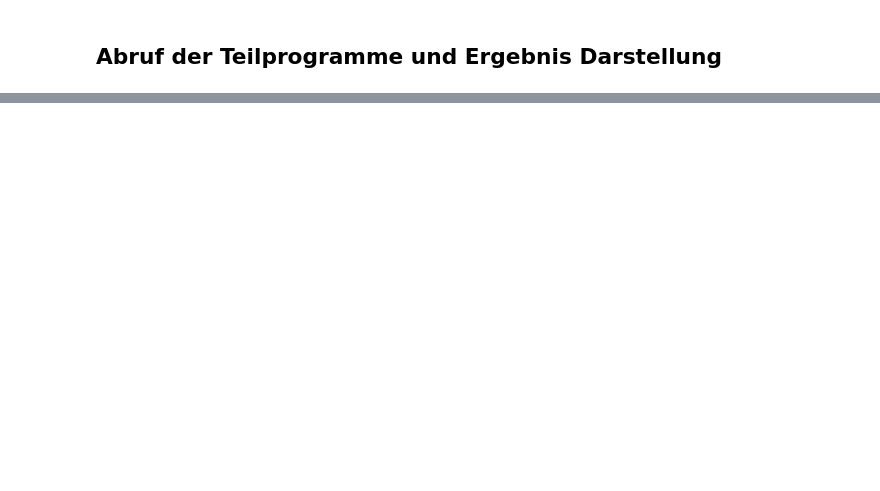
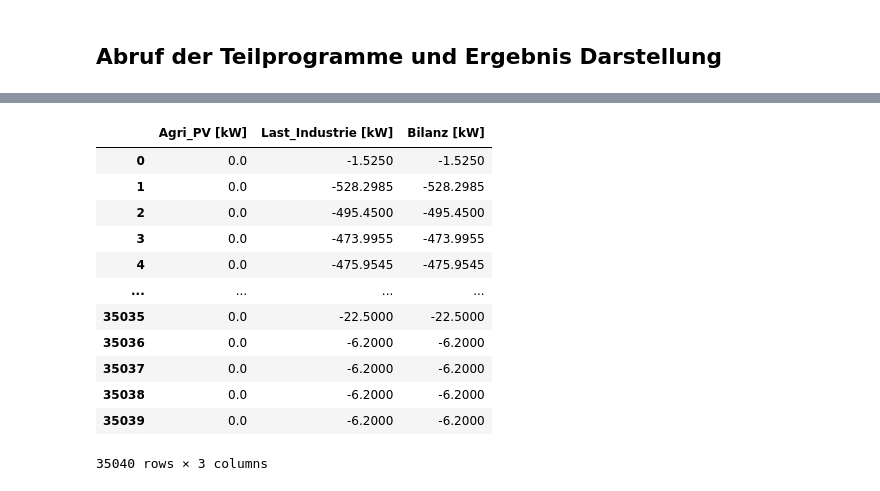
Before and after one commit to moend95/IEEJ-energy_system_modelling, a Jupyter notebook: merge_teilprojekte_test/res_df_plots_etc.ipynb, the cells around one changed output, grey strips where cells are left out. Saved outputs shown, nothing was run; the diff lists cells and outputs as text; code cells hidden in the pictures; blank space fills up the shorter version.

```diff
--- a/merge_teilprojekte_test/res_df_plots_etc.ipynb
+++ b/merge_teilprojekte_test/res_df_plots_etc.ipynb
@@ -346,0 +324,35 @@ res_df['Last_Industrie [kW]'].plot()
+# %%
+#--------------------------------------------------------
+#INDUSTRIEGEBIET
+#--------------------------------------------------------
+#df_industrie = pd.DataFrame()
+#df_industrie = IndustryLoadAggregator().run_interactive() #return lastgang als df oder output path
+#falls output path, dann die csv einlesen
+
+df_industrie = pd.DataFrame()
+industry_aggregator = IndustryLoadAggregator()
+print("Welche Daten sollen genutzt werden?")
+print("1) Ohne Wärme/Kälte Stromverbrauch (Nutzung fossiler Energiequellen für Wärme, keine Kälte)")
+print("2) Mit Wärme/Kälte Stromverbrauch (Nutzung reversibler Luftwärmepumpen und Geothermie-Sonden)")
+mode_choice = '2' #input("Auswahl (1 oder 2): ").strip()
+
+print("Verfügbare Unternehmen:")
+for i, unternehmen in enumerate(industry_aggregator.UNTERNEHMEN, 1):
+	print(f"{i}. {unternehmen}")
+
+auswahl_input = '5,5,5,5,5'#input("Geben Sie die Nummern der Unternehmen ein, die betrachtet werden sollen. \n""(Durch Kommas trennen, Doppelauswahl möglich, Minimal 1 Unternehmen, Maximal 5 Unternehmen, z.B. 1,3,5)\n ")
+selection_indices = [5,5,6,7,8] #industry_aggregator.parse_selection_input(auswahl_input)
+
+if selection_indices is None:
+	raise ValueError("Ungültige Auswahl für Industriegebiet. Skript wird beendet.")
+
+df_industrie, csv_path_industrie, plot_path_industrie = industry_aggregator.run(
+	mode_choice=mode_choice,                            #JBtemp: Inputs aus IOtypes -> is_heat_cooling_electric aktuell bool, hier str
+	selection_indices=selection_indices,                #JBtemp: Inputs aus IOtypes -> companies aktuell list[str], hier list[int]
+)
+
+res_df['Last_Industrie [kW]'] = -df_industrie['Gesamtlast [kW]']
+print(df_industrie.head())
+print(df_industrie.describe())
+print(res_df.head())
+print(res_df.describe())
@@ -346,0 +377,19 @@ res_df['Last_Industrie [kW]'].plot()
+# %%
+res_df = res_df.fillna(0)
+res_df["Bilanz [kW]"] = res_df.sum(axis=1)#drop(columns="Bilanz [kW]").sum(axis=1)
+res_df.to_csv("./outputs/res_df.csv", index=False)
+res_df.iloc[:,-3:]
+# %% [output]
+|  | Agri_PV [kW] | Last_Industrie [kW] | Bilanz [kW] |
+| 0 | 0.0 | -1.5250 | -1.5250 |
+| 1 | 0.0 | -528.2985 | -528.2985 |
+| 2 | 0.0 | -495.4500 | -495.4500 |
+| 3 | 0.0 | -473.9955 | -473.9955 |
+| 4 | 0.0 | -475.9545 | -475.9545 |
+| ... | ... | ... | ... |
+| 35035 | 0.0 | -22.5000 | -22.5000 |
+| 35036 | 0.0 | -6.2000 | -6.2000 |
+| 35037 | 0.0 | -6.2000 | -6.2000 |
+| 35038 | 0.0 | -6.2000 | -6.2000 |
+| 35039 | 0.0 | -6.2000 | -6.2000 |
+35040 rows × 3 columns
```
Also changed, not shown: parts of 23 cells of this notebook, 2 other files.
